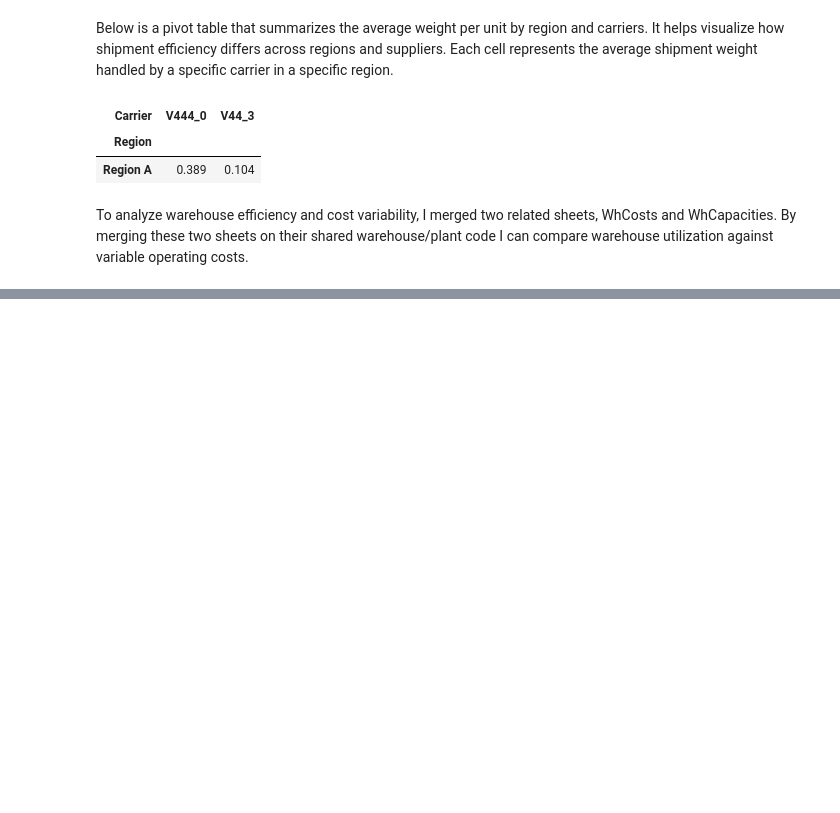
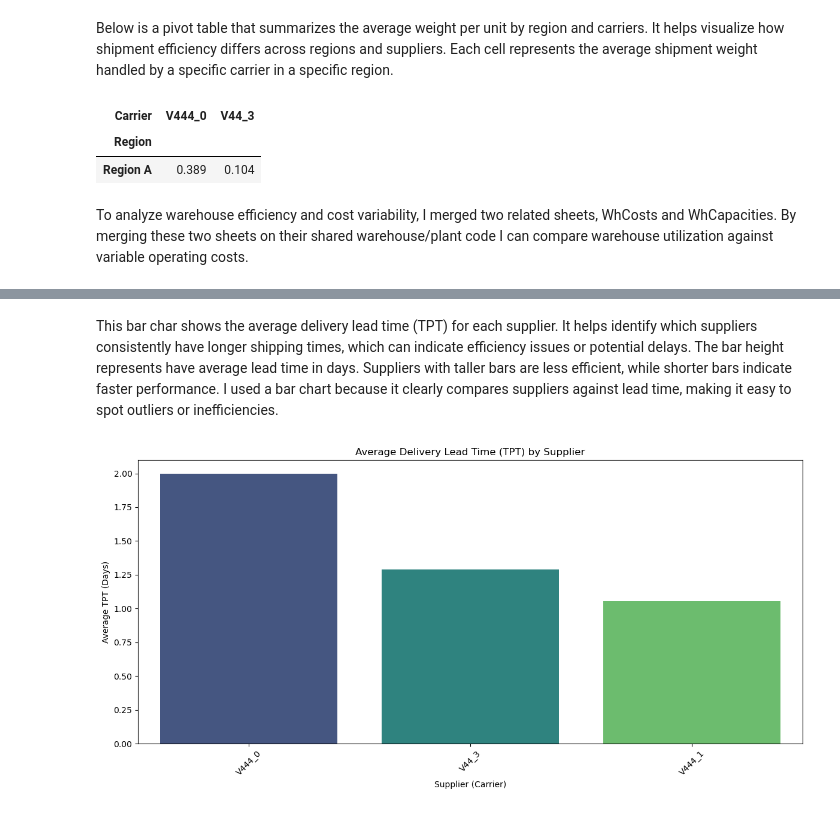
Before and after one commit to IT2053C-Gilany/final-project-patellldiyaaa, a Jupyter notebook: final-project.ipynb, the cells around one changed output, grey strips where cells are left out. Cells and saved outputs as stored; diff of their text form; code cells hidden in the pictures; blank space fills up the shorter version.

Commit message:
graphs done

```diff
--- a/final-project.ipynb
+++ b/final-project.ipynb
@@ -362,0 +391,22 @@ warehouse_merged.head()
+# %% [markdown]
+This bar char shows the average delivery lead time (TPT) for each supplier. It helps identify which suppliers consistently have longer shipping times, which can indicate efficiency issues or potential delays.
+The bar height represents have average lead time in days. Suppliers with taller bars are less efficient, while shorter bars indicate faster performance. I used a bar chart because it clearly compares suppliers against lead time, making
+it easy to spot outliers or inefficiencies.
+# %%
+import seaborn as sns
+import matplotlib.pyplot as plt
+
+# Bar chart showing average TPT by supplier
+
+plt.figure(figsize=(12, 6))
+sns.barplot(data=supplier_pivot, x='Carrier',
+            y='TPT', hue="Carrier", palette='viridis')
+plt.title('Average Delivery Lead Time (TPT) by Supplier')
+
+plt.xlabel('Supplier (Carrier)')
+plt.ylabel('Average TPT (Days)')
+plt.xticks(rotation=45)
+plt.tight_layout()
+plt.show()
+# %% [output]
+[figure, added]
```
Also changed, not shown: parts of 15 cells of this notebook.
